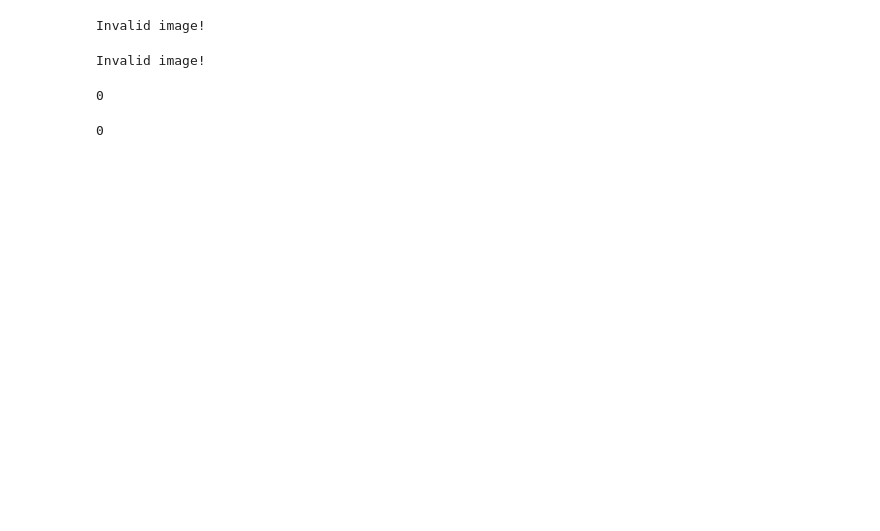
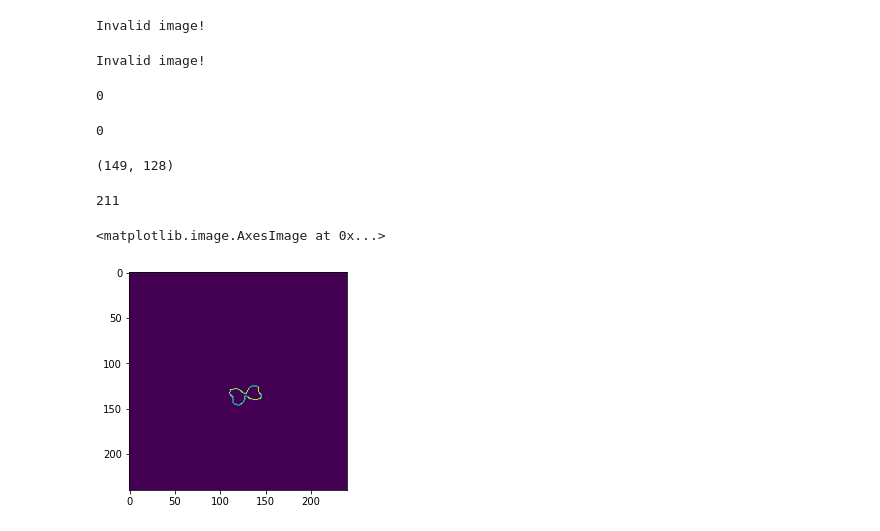
Before and after one commit to zhangjiahui56/WebApp, a Jupyter notebook: length_leaf_test.ipynb, the cells around one changed output. Drawn from its saved outputs; the diff is of its cells as text; code cells hidden in the pictures; blank space fills up the shorter version.

```diff
--- a/length_leaf_test.ipynb
+++ b/length_leaf_test.ipynb
@@ -63,0 +70,15 @@ length_leaf("C:/Users/Admin/Desktop/Thesis/ModelResults/Model v1/model.png")
+# %%
+centroid
+# %% [output]
+(149, 128)
+# %%
+len(contours_pixels)
+# %% [output]
+211
+# %%
+leaf_image, leaf_mask = extract_leaf(x[0])
+edges = cv2.Canny(leaf_mask, 100, 1200)
+plt.imshow(edges)
+# %% [output]
+<matplotlib.image.AxesImage at 0x...>
+[figure, added]
```
Also changed, not shown: parts of 23 cells of this notebook, 2 other files.
